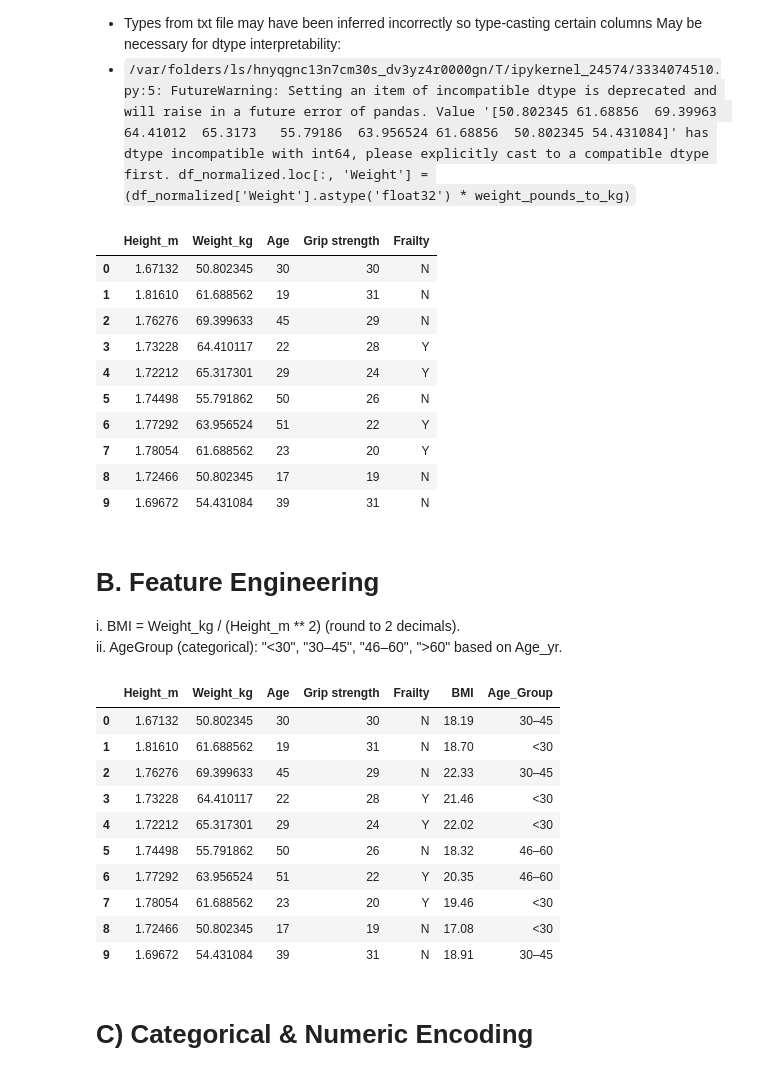
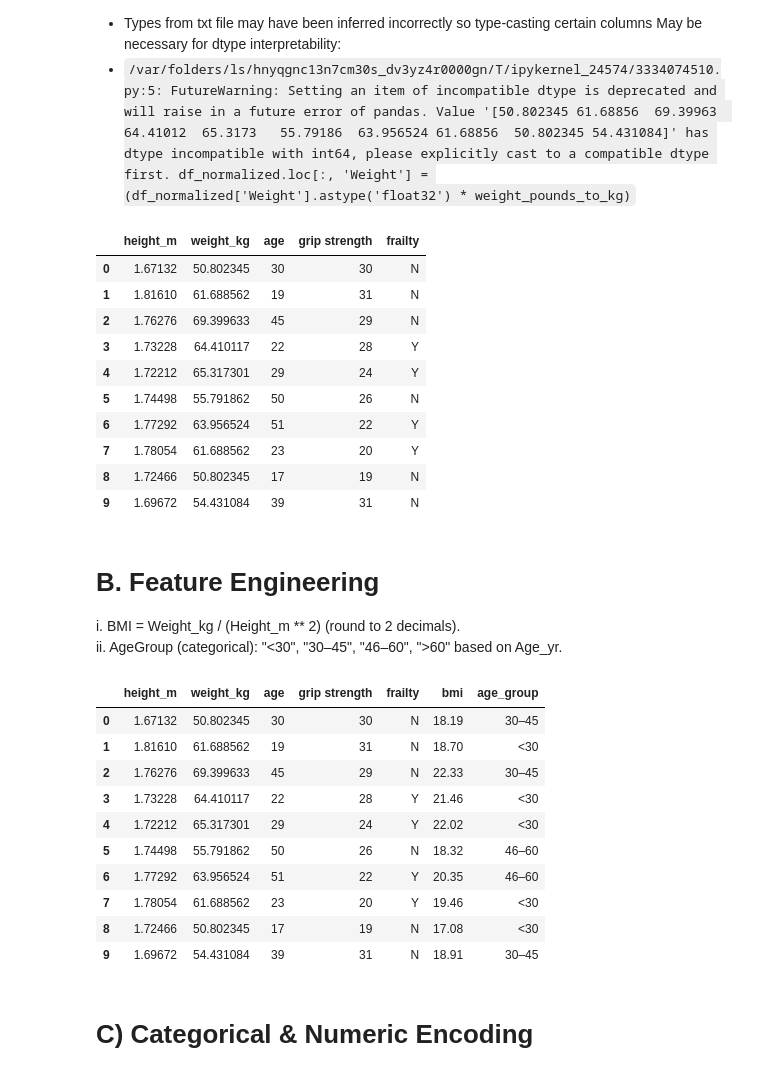
Before and after one commit to dsb4k8/DS-5530_Assignment1, a Jupyter notebook: Part_1/src/Part1.ipynb, the cells around one changed output. Saved outputs shown, nothing was run; the diff lists cells and outputs as text; code cells hidden in the pictures.

```diff
--- a/Part_1/src/Part1.ipynb
+++ b/Part_1/src/Part1.ipynb
@@ -81,22 +85,22 @@ With this pre-processing done, we can transition to requirements; First Up:
 df_normalized = df_cleaned
 
 # aforementioned column type-casting
-df_normalized['Weight'] = df_normalized['Weight'].astype('float64')
-df_normalized['Height'] = df_normalized['Height'].astype('float64')
+df_normalized['weight'] = df_normalized['weight'].astype('float64')
+df_normalized['height'] = df_normalized['height'].astype('float64')
 
 height_in_to_m = 0.0254
 weight_pounds_to_kg = 0.45359237
 
 #update values
-df_normalized.loc[:, 'Weight'] = (df_normalized['Weight'].astype('float64') * weight_pounds_to_kg)
-df_normalized.loc[:, 'Height'] = (df_normalized['Height'].astype('float64') * height_in_to_m)
+df_normalized.loc[:, 'weight'] = (df_normalized['weight'].astype('float64') * weight_pounds_to_kg)
+df_normalized.loc[:, 'height'] = (df_normalized['height'].astype('float64') * height_in_to_m)
 #
 # # rename columns
-df_normalized = df_normalized.rename(columns={'Height': 'Height_m', 'Weight': 'Weight_kg'})
+df_normalized = df_normalized.rename(columns={'height': 'height_m', 'weight': 'weight_kg'})
 
 df_normalized
 # %% [output]
-|  | Height_m | Weight_kg | Age | Grip strength | Frailty |
+|  | height_m | weight_kg | age | grip strength | frailty |
 | 0 | 1.67132 | 50.802345 | 30 | 30 | N |
 | 1 | 1.81610 | 61.688562 | 19 | 31 | N |
 | 2 | 1.76276 | 69.399633 | 45 | 29 | N |
@@ -114,17 +118,18 @@ ii. AgeGroup (categorical): "<30", "30–45", "46–60", ">60" based on Age_yr.
 # %%
 #i) BMI
 df_fe = df_normalized
-df_fe['BMI'] = round(df_fe['Weight_kg'] / (df_fe['Height_m']**2), 2)
+df_fe
+df_fe['bmi'] = round(df_fe['weight_kg'] / (df_fe['height_m']**2), 2)
 # df_fe
 #ii Partitioning age range
 bins = [0, 29, 45, 59, np.inf]
 labels = ["<30", "30–45", "46–60", ">60"]
 
 # Apply pd.cut to the 'Age' column to create a new 'Age_Group' column
-df_fe['Age_Group'] = pd.cut(x=df_fe['Age'], bins=bins, labels=labels)
+df_fe['age_group'] = pd.cut(x=df_fe['age'], bins=bins, labels=labels)
 df_fe
 # %% [output]
-|  | Height_m | Weight_kg | Age | Grip strength | Frailty | BMI | Age_Group |
+|  | height_m | weight_kg | age | grip strength | frailty | bmi | age_group |
 | 0 | 1.67132 | 50.802345 | 30 | 30 | N | 18.19 | 30–45 |
 | 1 | 1.81610 | 61.688562 | 19 | 31 | N | 18.70 | <30 |
 | 2 | 1.76276 | 69.399633 | 45 | 29 | N | 22.33 | 30–45 |
```
Also changed, not shown: parts of 8 cells of this notebook, 4 other files.
